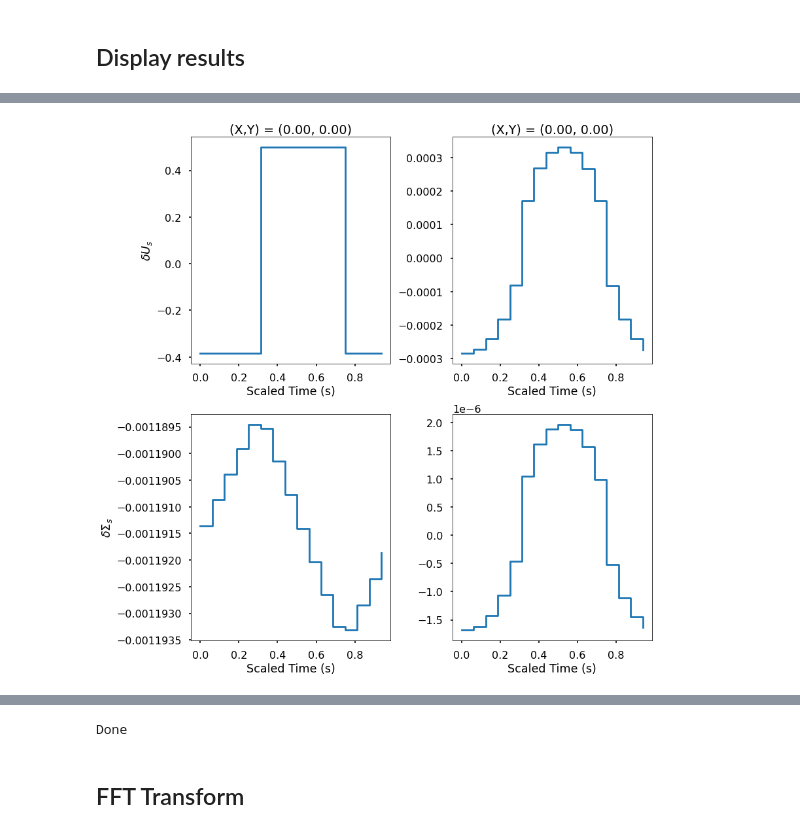
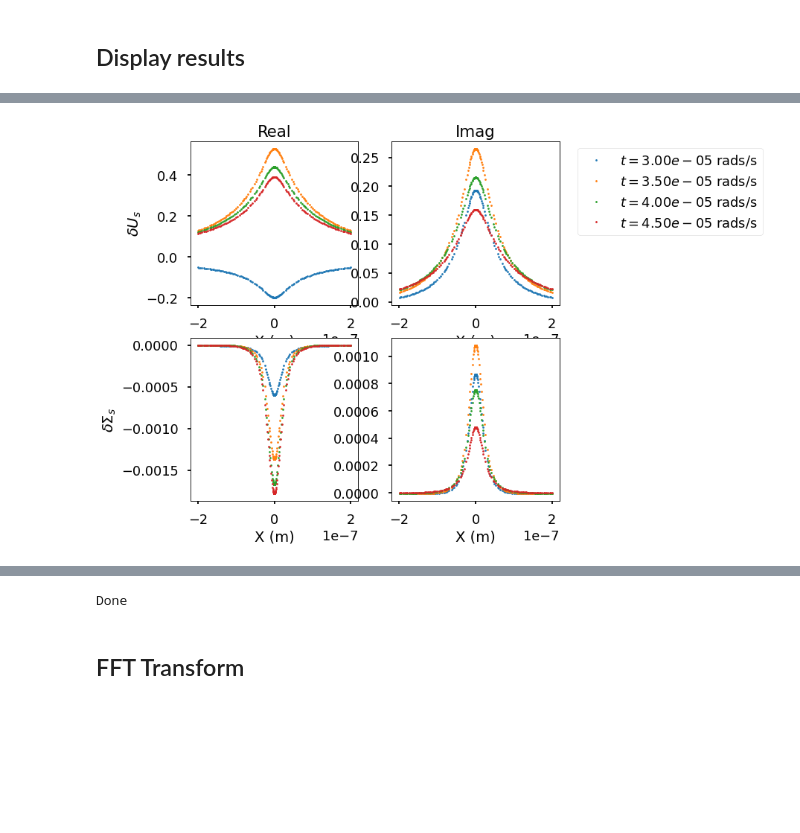
Before and after one commit to yuccadrew/sip, a Jupyter notebook: test_sip.ipynb, the cells around one changed output, grey strips where cells are left out. Cells and saved outputs as stored; diff of their text form; code cells hidden in the pictures; blank space fills up the shorter version.

```diff
--- a/test_sip.ipynb
+++ b/test_sip.ipynb
@@ -2072,7 +2072,7 @@ def set_materials1d(mesh,physics,u1d,freq,case):
     #shall below be mids2d_edge or mids1d_edge; need to be verified
     c[in_stern]=physics['diffusion_stern']*mids2d_edge[in_stern,0]
     gamma_x[in_stern]=-physics['mobility_stern']*physics['sigma_stern']*mids2d_edge[in_stern,0] #coupled coefficient
-    a[in_stern]=1j*freq*mids2d_edge[in_stern,0]
+    a[in_stern]=1j*2*np.pi*freq*mids2d_edge[in_stern,0]
 
     on_first_kind_bc=mesh['on_first_kind_bc']
     snod[on_first_kind_bc]=0.0
@@ -2178,8 +2178,8 @@ if __name__=='__main__':
     savedir='/home/zhuy359/projects/sip/slab'
     srvfile='not_exit.srv'
     dist_factor=1.0 #not tested yet
-    #freqs=[0]
-    #freqs=np.logspace(-2,7,19)
+    #freq=[0]
+    #freq=np.logspace(-2,7,19)
     ratio=1.0
 
     #do not modify anything below this line
@@ -2191,12 +2191,12 @@ if __name__=='__main__':
     if not os.path.isdir(savedir):
         os.mkdir(savedir)
 
-    for i in range(len(freqs)):
-        print('==================== Frequency %d/%d'%(i+1,len(freqs)),' ====================')
+    for i in range(len(freq)):
+        print('==================== Frequency %d/%d'%(i+1,len(freq)),' ====================')
         u1d=np.zeros((len(mesh['edges']),3))
         u2d=np.zeros((len(mesh['elements']),3))
-        materials1d=set_materials1d(mesh,physics,u1d,freq=freqs[i],case=5)
-        materials2d=set_materials2d(mesh,physics,u2d,freq=freqs[i],e0=e0[i],case=5)
+        materials1d=set_materials1d(mesh,physics,u1d,freq=freq[i],case=5)
+        materials2d=set_materials2d(mesh,physics,u2d,freq=freq[i],e0=e0[i],case=5)
         mesh_scale=scale_mesh(mesh,dist_factor)
         materials1d_scale=scale_materials(materials1d,dist_factor)
         materials2d_scale=scale_materials(materials2d,dist_factor)
@@ -2205,7 +2205,7 @@ if __name__=='__main__':
 
         unod=reshape_unod(unod,coupled=True,nrep=1)
         #output=output_unod(nodes,unod[:,0],srvfile)
-        np.save(savedir+'/freq_%.2e'%freqs[i],unod)
+        np.save(savedir+'/freq_%.2e'%freq[i],unod)
     print('Done')
 # %% [output]
 SURFACE CHARGE DENSITY FOR ELECTROLYTE IS: 0.0
@@ -2320,44 +2319,99 @@ def display_ifft_real_imag():
     #savedir='/shared/zhuy359/sip/slab'
 
     nodes=mesh['nodes']
-    pot=np.zeros((len(nodes),len(freqs)),dtype=complex)
-    sig=np.zeros((len(nodes),len(freqs)),dtype=complex)
-    pot_ifft=np.zeros((len(nodes),len(freqs)),dtype=complex)
-    sig_ifft=np.zeros((len(nodes),len(freqs)),dtype=complex)
-    for i in range(len(freqs)):
-        unod=np.load(savedir+'/freq_%.2e.npy'%freqs[i])
+    mask=(nodes[:,1]==0)&(np.abs(nodes[:,0])<200e-9)
+    pot=np.zeros((len(nodes),len(freq)),dtype=complex)
+    sig=np.zeros((len(nodes),len(freq)),dtype=complex)
+    pot_ifft=np.zeros((len(nodes),len(freq)),dtype=complex)
+    sig_ifft=np.zeros((len(nodes),len(freq)),dtype=complex)
+    for i in range(len(freq)):
+        unod=np.load(savedir+'/freq_%.2e.npy'%freq[i])
         pot[:,i]=unod[:,0]
         sig[:,i]=unod[:,1]
 
     for i in range(len(nodes)):
         pot_ifft[i,:]=ifft(pot[i,:])
         sig_ifft[i,:]=ifft(sig[i,:])
 
+    fig,ax=plt.subplots(2,2,figsize=(8,8),dpi=80)
+    axs=ax.flatten()
+
+    #first plot
+    labels=[]
+    for i in range(30,50,5):
+        xp=np.r_[-nodes[mask,0],nodes[mask,0]]
+        yp=np.r_[pot_ifft[mask,i],pot_ifft[mask,i]]
+        axs[0].plot(xp,np.real(yp),'.',markersize=5)
+        axs[1].plot(xp,np.imag(yp),'.',markersize=5)
+
+        xp=np.r_[-nodes[mask,0],nodes[mask,0]]
+        yp=np.r_[sig_ifft[mask,i],sig_ifft[mask,i]]
+        axs[2].plot(xp,np.real(yp),'.',markersize=5)
+        axs[3].plot(xp,np.imag(yp),'.',markersize=5)
+
+        labels.append('$t=%.2e$ rads/s'%(t[i]))
+
+    #axs[0].set_yscale('Log')
+    #axs[2].set_yscale('Log')
+
+    axs[0].set_title('Real')
+    axs[1].set_title('Imag')
+
+    axs[0].set_ylabel('$\delta U_s$')
+    axs[2].set_ylabel('$\delta \Sigma_s$')
+
+    axs[0].set_xlabel('X (m)')
+    axs[1].set_xlabel('X (m)')
+    axs[2].set_xlabel('X (m)')
+    axs[3].set_xlabel('X (m)')
+    axs[1].legend(labels,loc='upper right',bbox_to_anchor=(2.250,1.0))
+
+    #second plot
     nind=np.argmin((nodes[:,0]-0.0)**2+(nodes[:,1]-0.0)**2)
     fig,ax=plt.subplots(2,2,figsize=(12,12))
     axs=ax.flatten()
-    axs[0].plot(t,np.real(pot_ifft[nind,:]),drawstyle='steps-post')
-    axs[1].plot(t,np.imag(pot_ifft[nind,:]),drawstyle='steps-post')
+    axs[0].plot(freq*time_scale,np.real(pot[nind,:]),drawstyle='steps-post')
+    axs[1].plot(freq*time_scale,np.imag(pot[nind,:]),drawstyle='steps-post')
 
-    axs[2].plot(t,np.real(sig_ifft[nind,:]),drawstyle='steps-post')
-    axs[3].plot(t,np.imag(sig_ifft[nind,:]),drawstyle='steps-post')
+    axs[2].plot(freq*time_scale,np.real(sig[nind,:]),drawstyle='steps-post')
+    axs[3].plot(freq*time_scale,np.imag(sig[nind,:]),drawstyle='steps-post')
     axs[0].set_ylabel('$\delta U_s$')
     axs[2].set_ylabel('$\delta \Sigma_s$')
 
     axs[0].set_title('(X,Y) = (%.2f, %.2f)'%(nodes[nind,0],nodes[nind,1]))
     axs[1].set_title('(X,Y) = (%.2f, %.2f)'%(nodes[nind,0],nodes[nind,1]))
 
-    axs[0].set_xlabel('Scaled Time (s)')
-    axs[1].set_xlabel('Scaled Time (s)')
+    #axs[0].set_xlabel('Scaled Time (s)')
+    #axs[1].set_xlabel('Scaled Time (s)')
+    axs[2].set_xlabel('Scaled Frequency (Hz)')
+    axs[3].set_xlabel('Scaled Frequency (Hz)')
+
+    #third plot
+    nind=np.argmin((nodes[:,0]-0.0)**2+(nodes[:,1]-0.0)**2)
+    fig,ax=plt.subplots(2,2,figsize=(12,12))
+    axs=ax.flatten()
+    axs[0].plot(t/time_scale,np.real(pot_ifft[nind,:]),drawstyle='steps-post')
+    axs[1].plot(t/time_scale,np.imag(pot_ifft[nind,:]),drawstyle='steps-post')
+
+    axs[2].plot(t/time_scale,np.real(sig_ifft[nind,:]),drawstyle='steps-post')
+    axs[3].plot(t/time_scale,np.imag(sig_ifft[nind,:]),drawstyle='steps-post')
+    axs[0].set_ylabel('$\delta U_s$')
+    axs[2].set_ylabel('$\delta \Sigma_s$')
+
+    axs[0].set_title('(X,Y) = (%.2f, %.2f)'%(nodes[nind,0],nodes[nind,1]))
+    axs[1].set_title('(X,Y) = (%.2f, %.2f)'%(nodes[nind,0],nodes[nind,1]))
+
+    #axs[0].set_xlabel('Scaled Time (s)')
+    #axs[1].set_xlabel('Scaled Time (s)')
     axs[2].set_xlabel('Scaled Time (s)')
     axs[3].set_xlabel('Scaled Time (s)')
 
     return fig,ax #to be modified
 
 if __name__=='__main__':
     fig,ax=display_ifft_real_imag()
-    plt.tight_layout()
+    #plt.tight_layout()
     plt.show()
     print('Done')
 # %% [output]
-[figure, old version]
+[figure, new version]
```
Also changed, not shown: parts of 7 cells of this notebook.
